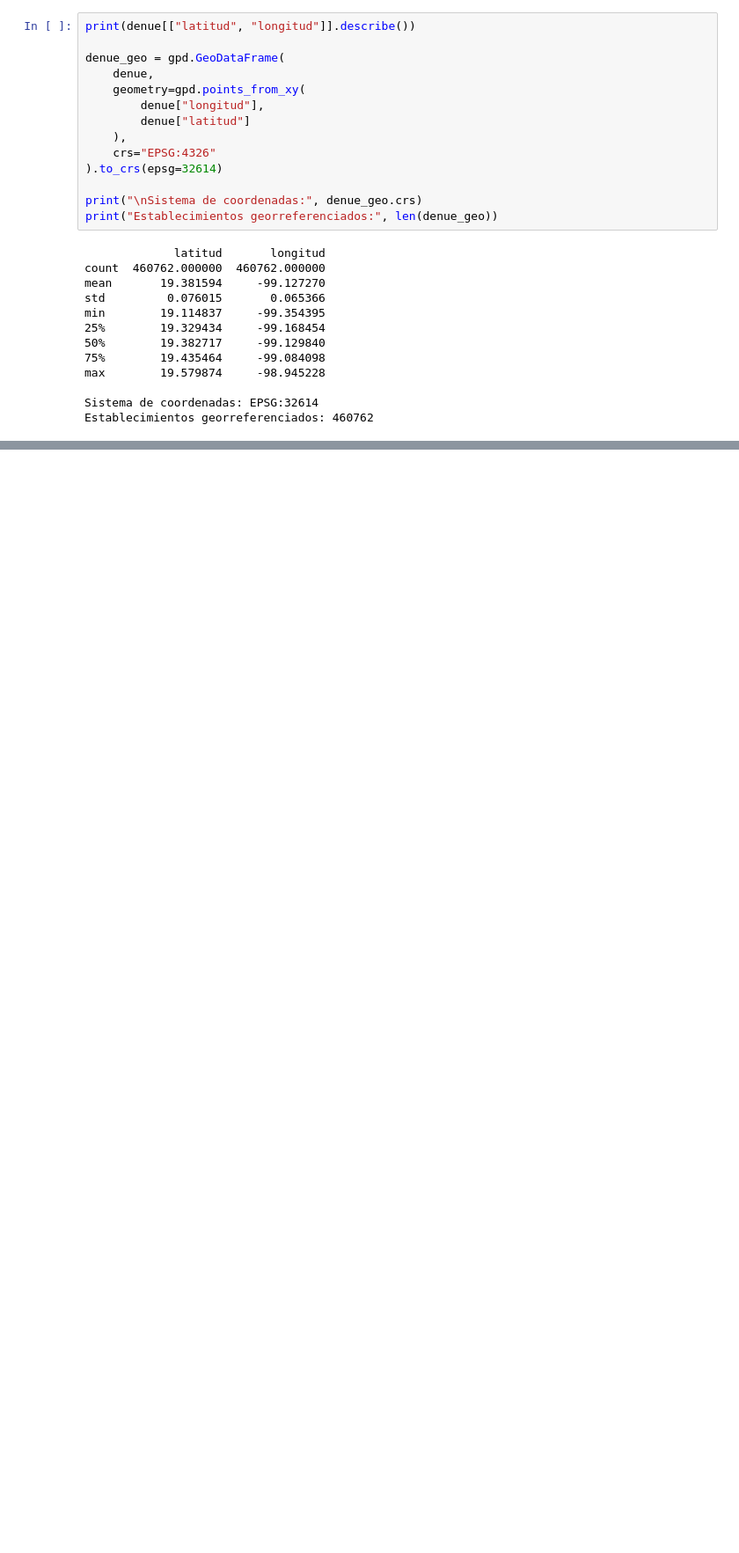
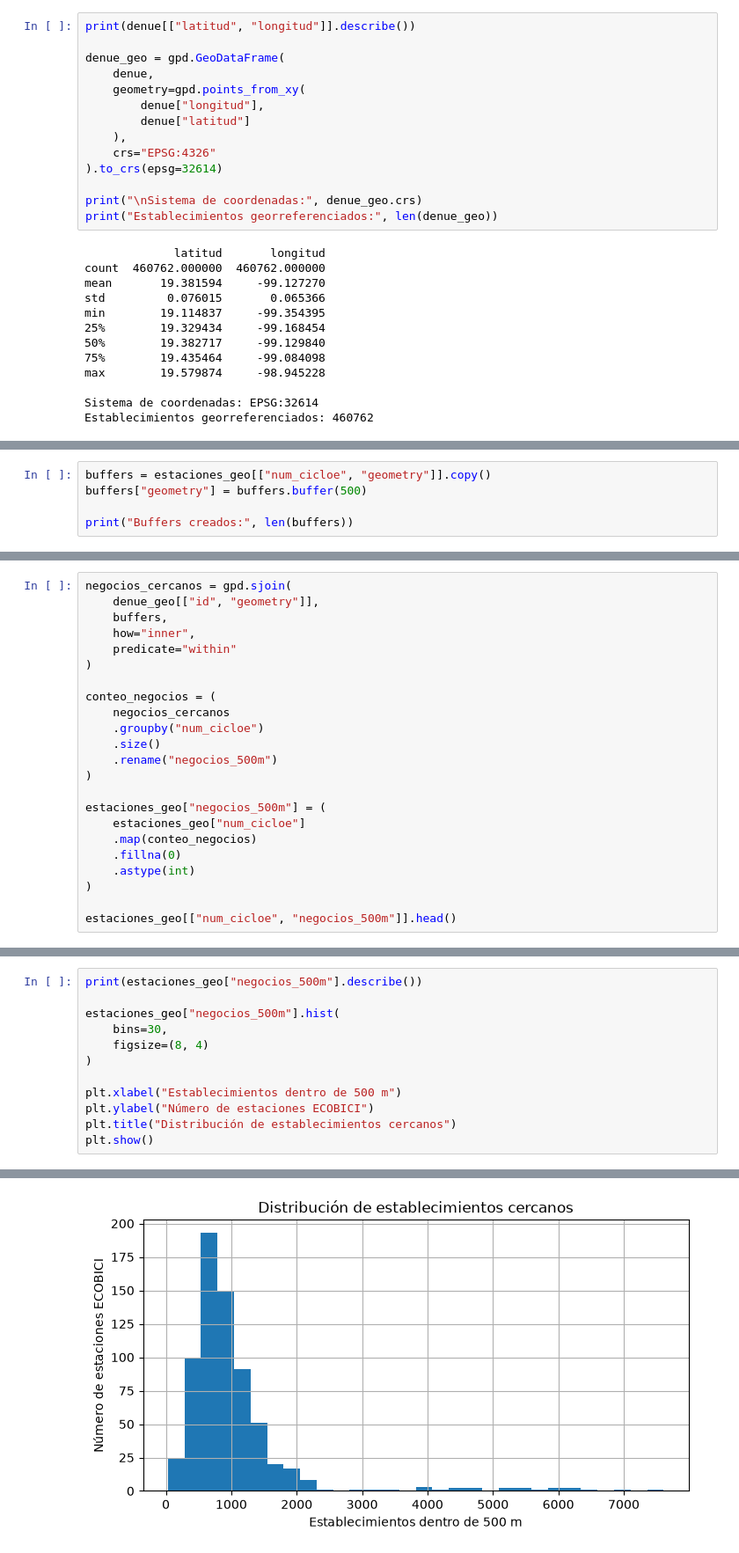
Before and after one commit to VictorHEsp/Titulacion-CD, a Jupyter notebook: Notebooks/EDA_v5.ipynb, the cells around one changed output, grey strips where cells are left out. Shown at 88% size. Cells and saved outputs as stored; diff of their text form; blank space fills up the shorter version.

```diff
--- a/Notebooks/EDA_v5.ipynb
+++ b/Notebooks/EDA_v5.ipynb
@@ -91,0 +136,5 @@ Establecimientos georreferenciados: 460762
+# %%
+buffers = estaciones_geo[["num_cicloe", "geometry"]].copy()
+buffers["geometry"] = buffers.buffer(500)
+
+print("Buffers creados:", len(buffers))
@@ -91,0 +143,23 @@ Establecimientos georreferenciados: 460762
+# %%
+negocios_cercanos = gpd.sjoin(
+    denue_geo[["id", "geometry"]],
+    buffers,
+    how="inner",
+    predicate="within"
+)
+
+conteo_negocios = (
+    negocios_cercanos
+    .groupby("num_cicloe")
+    .size()
+    .rename("negocios_500m")
+)
+
+estaciones_geo["negocios_500m"] = (
+    estaciones_geo["num_cicloe"]
+    .map(conteo_negocios)
+    .fillna(0)
+    .astype(int)
+)
+
+estaciones_geo[["num_cicloe", "negocios_500m"]].head()
@@ -91,0 +173,13 @@ Establecimientos georreferenciados: 460762
+# %%
+print(estaciones_geo["negocios_500m"].describe())
+
+estaciones_geo["negocios_500m"].hist(
+    bins=30,
+    figsize=(8, 4)
+)
+
+plt.xlabel("Establecimientos dentro de 500 m")
+plt.ylabel("Número de estaciones ECOBICI")
+plt.title("Distribución de establecimientos cercanos")
+plt.show()
+# %% [output]
@@ -91,0 +195 @@ Establecimientos georreferenciados: 460762
+[figure, added]
```
Also changed, not shown: parts of 37 cells of this notebook, 1 other file.
